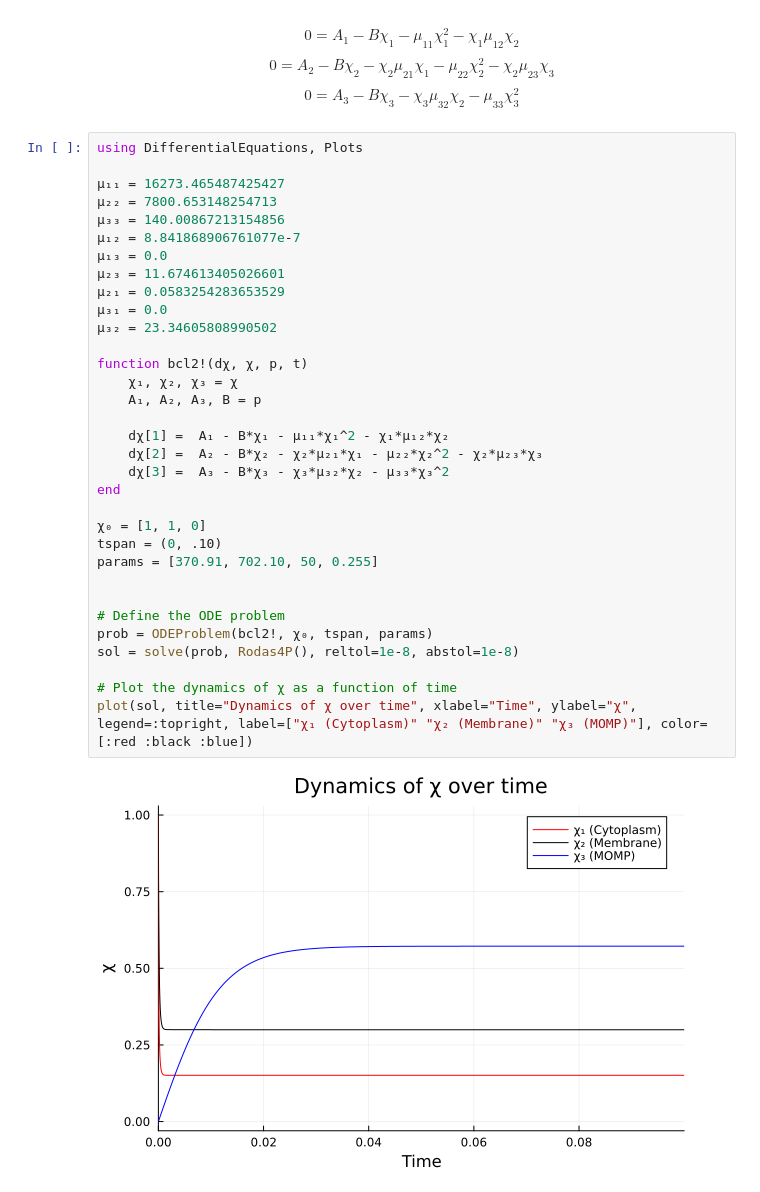
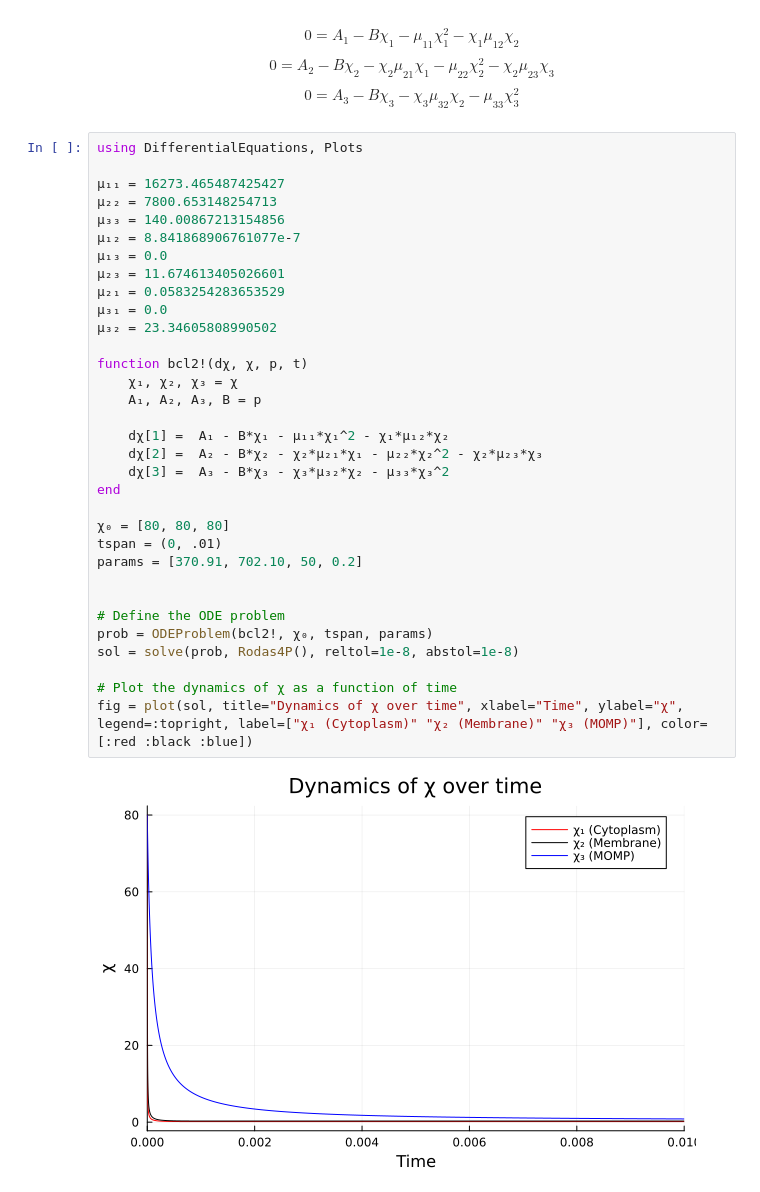
Before and after one commit to uriballo/BCL2-dimensionality-reduction, a Jupyter notebook: julia/reduced_system.ipynb, the cells around one changed output. Saved outputs shown, nothing was run; the diff lists cells and outputs as text.

```diff
--- a/julia/reduced_system.ipynb
+++ b/julia/reduced_system.ipynb
@@ -5,35 +5,35 @@ $$0=A_3- B\chi_3-\chi_3 \mu_{32}\chi_2- \mu_{33}\chi_3^2$$
 # %%
 using DifferentialEquations, Plots
 
 μ₁₁ = 16273.465487425427
 μ₂₂ = 7800.653148254713
 μ₃₃ = 140.00867213154856
 μ₁₂ = 8.841868906761077e-7
 μ₁₃ = 0.0
 μ₂₃ = 11.674613405026601
 μ₂₁ = 0.0583254283653529
 μ₃₁ = 0.0
 μ₃₂ = 23.34605808990502
 
 function bcl2!(dχ, χ, p, t)
     χ₁, χ₂, χ₃ = χ
     A₁, A₂, A₃, B = p
 
     dχ[1] =  A₁ - B*χ₁ - μ₁₁*χ₁^2 - χ₁*μ₁₂*χ₂
     dχ[2] =  A₂ - B*χ₂ - χ₂*μ₂₁*χ₁ - μ₂₂*χ₂^2 - χ₂*μ₂₃*χ₃
     dχ[3] =  A₃ - B*χ₃ - χ₃*μ₃₂*χ₂ - μ₃₃*χ₃^2
 end
 
-χ₀ = [1, 1, 0]
-tspan = (0, .10)
-params = [370.91, 702.10, 50, 0.255]
+χ₀ = [80, 80, 80]
+tspan = (0, .01)
+params = [370.91, 702.10, 50, 0.2]
 
 
 # Define the ODE problem
 prob = ODEProblem(bcl2!, χ₀, tspan, params)
 sol = solve(prob, Rodas4P(), reltol=1e-8, abstol=1e-8)
 
 # Plot the dynamics of χ as a function of time
-plot(sol, title="Dynamics of χ over time", xlabel="Time", ylabel="χ", legend=:topright, label=["χ₁ (Cytoplasm)" "χ₂ (Membrane)" "χ₃ (MOMP)"], color=[:red :black :blue])
+fig = plot(sol, title="Dynamics of χ over time", xlabel="Time", ylabel="χ", legend=:topright, label=["χ₁ (Cytoplasm)" "χ₂ (Membrane)" "χ₃ (MOMP)"], color=[:red :black :blue])
 # %% [output]
-[figure, old version]
+[figure, new version]
```
Also changed, not shown: parts of 1 cell of this notebook, 38 other files.
